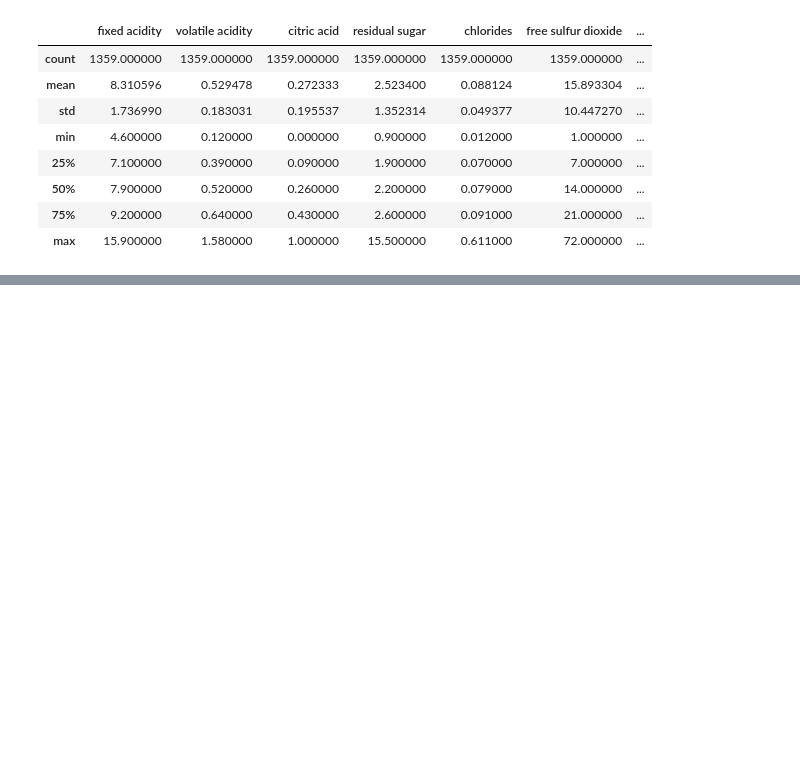
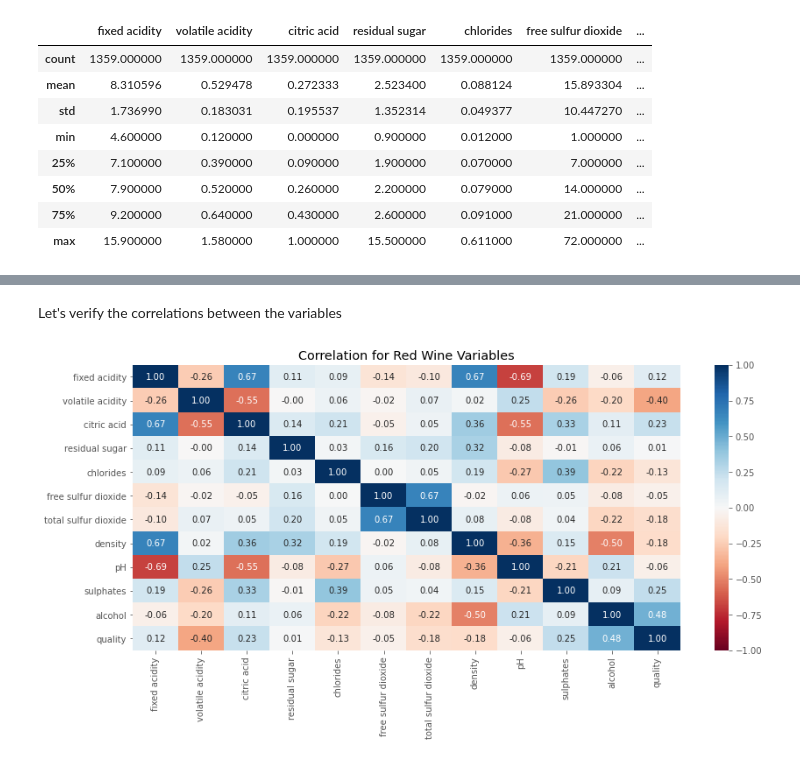
Before and after one commit to osouzadaniel/wine-analysis, a Jupyter notebook: wine.ipynb, the cells around one changed output, grey strips where cells are left out. Drawn from its saved outputs; the diff is of its cells as text; code cells hidden in the pictures; blank space fills up the shorter version.

```diff
--- a/wine.ipynb
+++ b/wine.ipynb
@@ -136,0 +133,14 @@ df_red_wine.describe()
+# %% [markdown]
+Let's verify the correlations between the variables
+# %%
+cor = df_red_wine.corr()
+
+plt.figure(figsize=(14,6))
+
+sns.heatmap(cor, vmin = -1, vmax = 1, annot = True, cmap = 'RdBu', fmt = ".2f")
+
+plt.title("Correlation for Red Wine Variables")
+
+plt.show()
+# %% [output]
+[figure, added]
```
Also changed, not shown: parts of 6 cells of this notebook, 1 other file.
